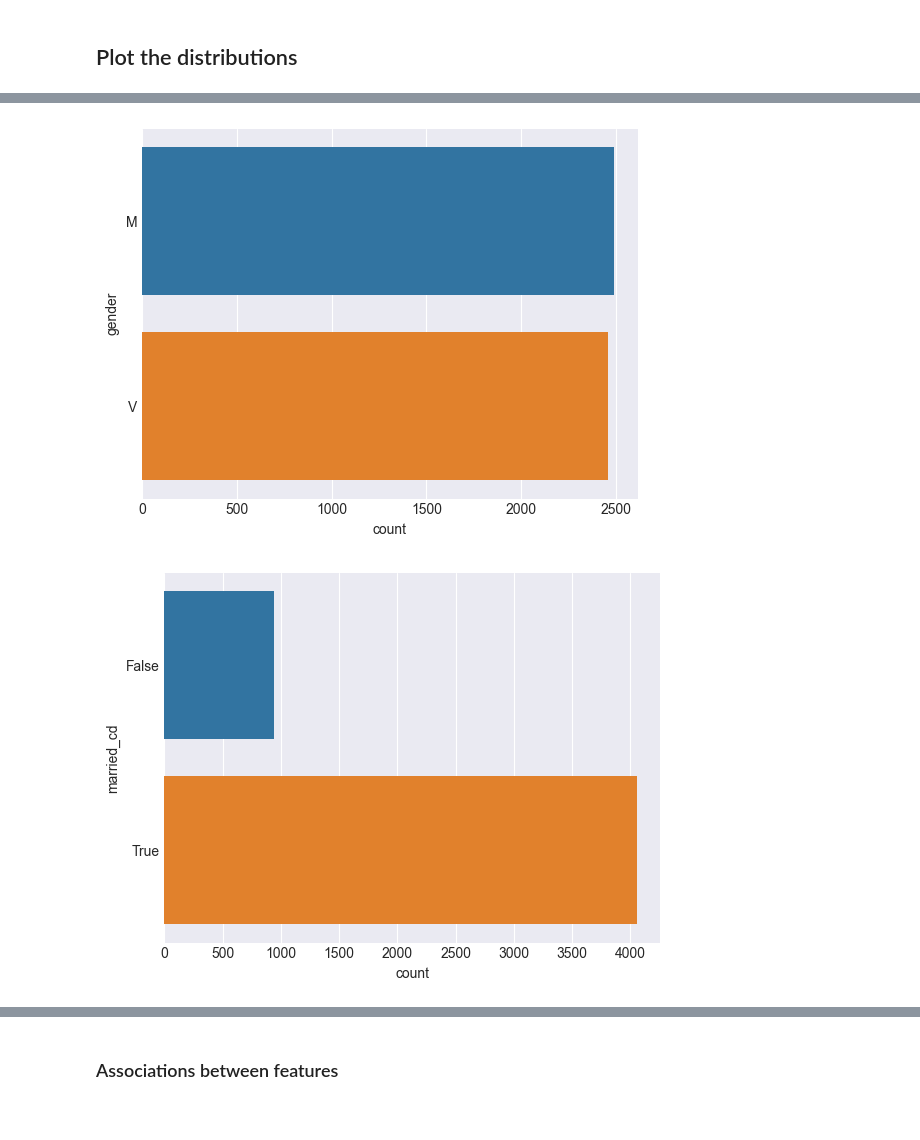
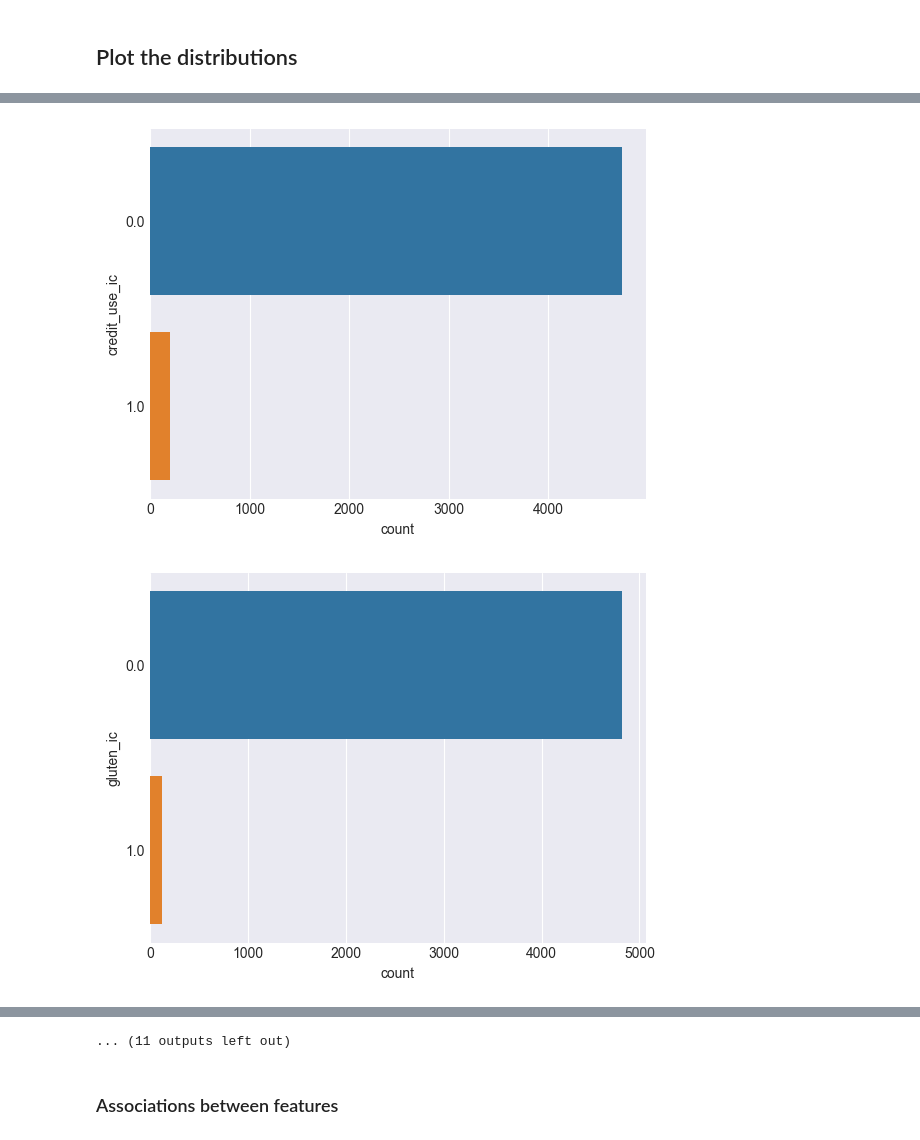
Before and after one commit to Vicba/SchoolProject, a Jupyter notebook: Project.ipynb, the cells around one changed output, grey strips where cells are left out. Drawn from its saved outputs; the diff is of its cells as text; code cells hidden in the pictures.

Commit message:
fix categorical

```diff
--- a/Project.ipynb
+++ b/Project.ipynb
@@ -44,8 +44,11 @@ df.head()
 | 3 | 227.0 | 0.0 | 1685.0 | 0.0 | 0.0 | 0.0 | 0.0 | 0.0 | ... |
 | 4 | 4091.0 | 1028.0 | 3425.0 | 785.0 | 2.0 | 14000.0 | 0.0 | 0.0 | ... |
 5 rows × 53 columns
-# %%
-df[['gender','married_cd','client_segment','presidential','company_ic','retired']] = df[['gender','married_cd','client_segment','presidential','company_ic','retired']].astype('category')
+# %%
+categorial = ['credit_use_ic', 'gluten_ic', 'lactose_ic', 'insurance_ic', 'spa_ic', 'empl_ic', 'married_cd', 'sport_ic', 'marketing_permit', 'dining_ic', 'presidential', 'client_segment', 'sect_empl', 'prev_stay', 'prev_all_in_stay', 'divorce', 'company_ic','gender', 'shop_use', 'retired', 'gold_status','outcome_damage_inc','married_cd']
+#elk opsplitsen in 1 en 0 ?
+for cat in categorial:
+    df[cat] = df[cat].astype('category')
 # %%
 df.info()
 # %% [output]
@@ -162,8 +170,7 @@ array([[<Axes: title={'center': 'income_am'}>,
 # %%
-categorical = ['gender','married_cd','client_segment','presidential','company_ic','retired']
-for i in categorical:
+for i in categorial:
     sns.countplot(y=df[i])
     plt.show()
 # %% [output]
-[figure, old version]
+[figure, new version]
-[figure, old version]
+[figure, new version]
@@ -174,3 +187,4 @@ for i in categorical:
+... (11 outputs left out)
 # %% [markdown]
 ### Associations between features
 # %% [markdown]
```
Also changed, not shown: parts of 20 cells of this notebook.
